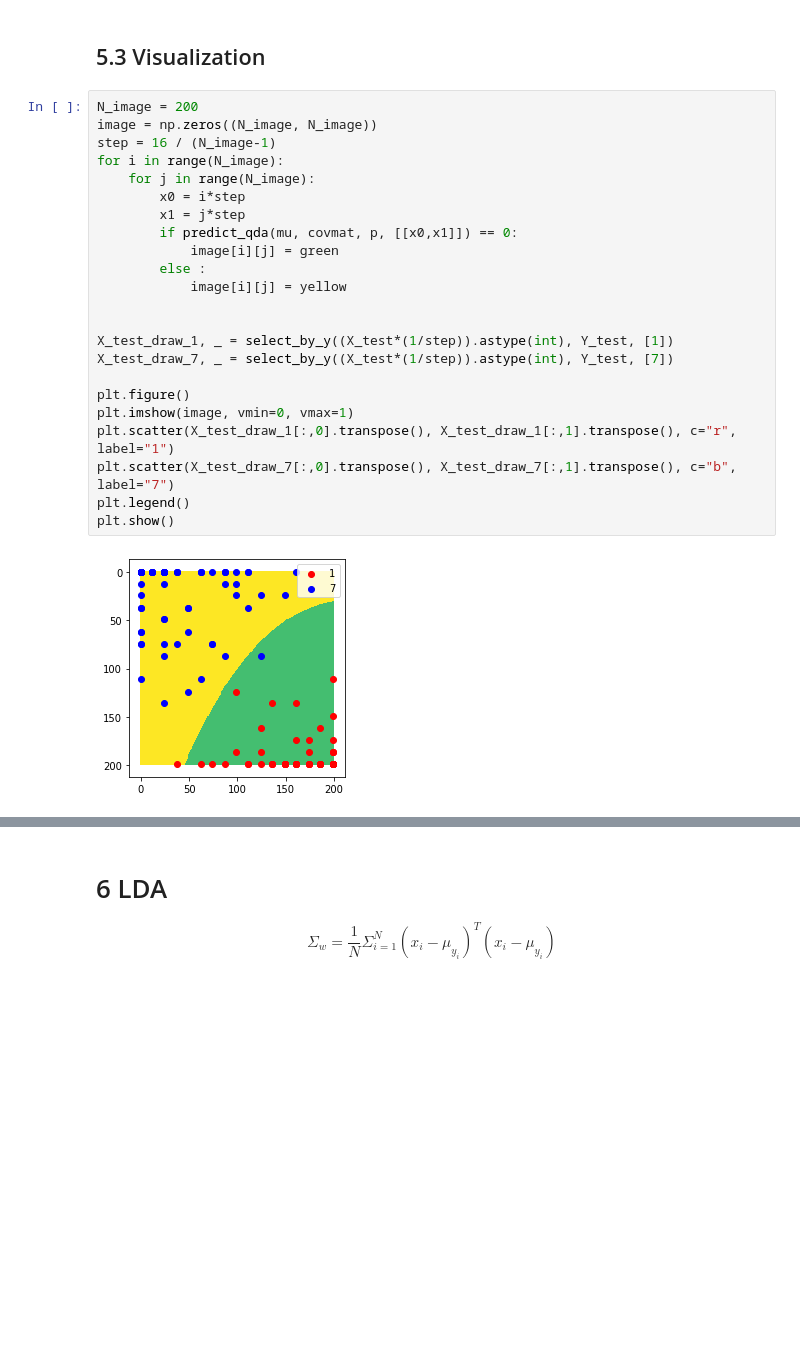
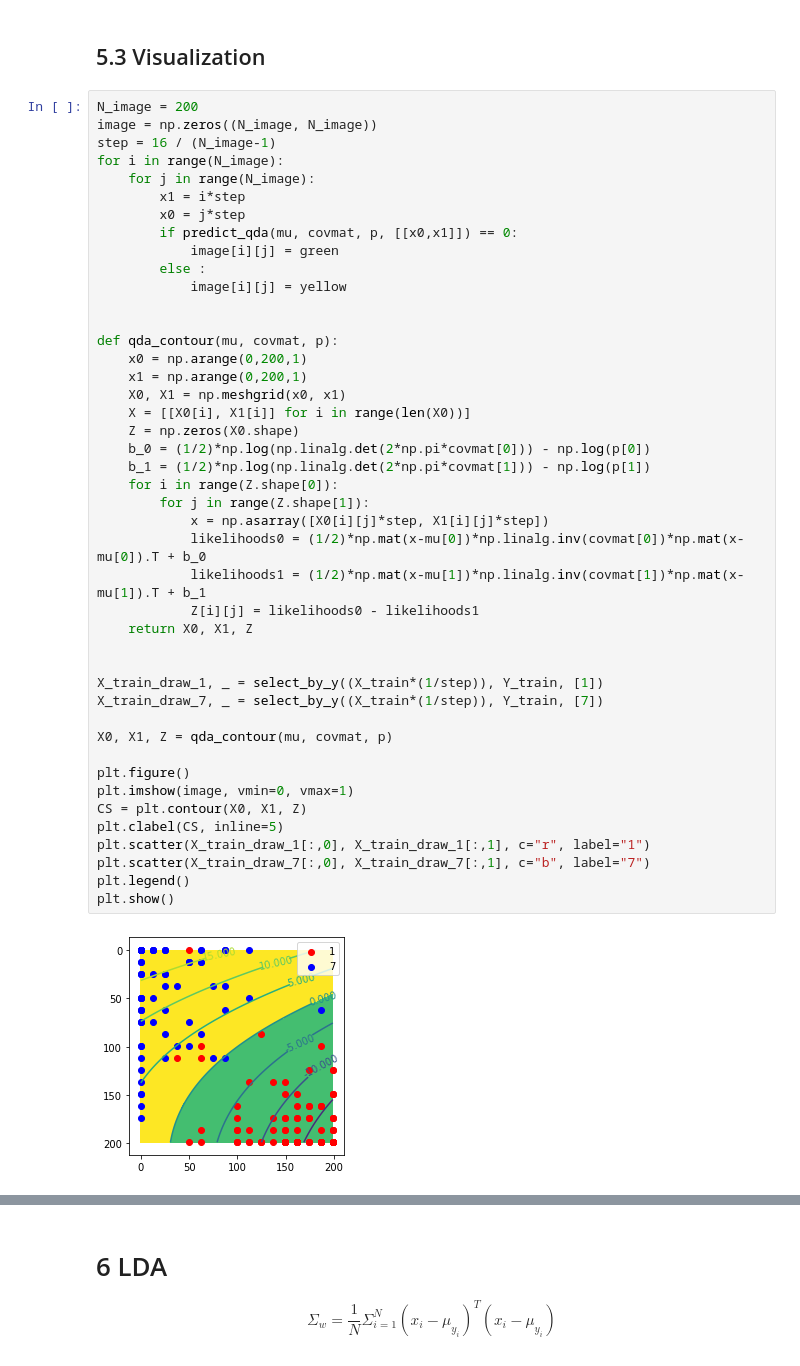
Before and after one commit to gitdxj/QDA-and-LDA, a Jupyter notebook: solution.ipynb, the cells around one changed output, grey strips where cells are left out. Drawn from its saved outputs; the diff is of its cells as text; blank space fills up the shorter version.

```diff
--- a/solution.ipynb
+++ b/solution.ipynb
@@ -229,28 +260,49 @@ print("error rate of test set:",cal_err(Y_pred5, Y_test))
 error rate of test set: 0.006896551724137931
 # %% [markdown]
 ## 5.3 Visualization
-# %%
-N_image = 200
-image = np.zeros((N_image, N_image))
-step = 16 / (N_image-1)
-for i in range(N_image):
-    for j in range(N_image):
-        x0 = i*step
-        x1 = j*step
-        if predict_qda(mu, covmat, p, [[x0,x1]]) == 0:
-            image[i][j] = green
-        else :
-            image[i][j] = yellow
-
-
-X_test_draw_1, _ = select_by_y((X_test*(1/step)).astype(int), Y_test, [1])
-X_test_draw_7, _ = select_by_y((X_test*(1/step)).astype(int), Y_test, [7])
-
-plt.figure()
-plt.imshow(image, vmin=0, vmax=1)
-plt.scatter(X_test_draw_1[:,0].transpose(), X_test_draw_1[:,1].transpose(), c="r", label="1")
-plt.scatter(X_test_draw_7[:,0].transpose(), X_test_draw_7[:,1].transpose(), c="b", label="7")
-plt.legend()
-plt.show()
-# %% [output]
-[figure, removed]
+# %%
+N_image = 200
+image = np.zeros((N_image, N_image))
+step = 16 / (N_image-1)
+for i in range(N_image):
+    for j in range(N_image):
+        x1 = i*step
+        x0 = j*step
+        if predict_qda(mu, covmat, p, [[x0,x1]]) == 0:
+            image[i][j] = green
+        else :
+            image[i][j] = yellow
+
+
+def qda_contour(mu, covmat, p):
+    x0 = np.arange(0,200,1)
+    x1 = np.arange(0,200,1)
+    X0, X1 = np.meshgrid(x0, x1)
+    X = [[X0[i], X1[i]] for i in range(len(X0))]
+    Z = np.zeros(X0.shape)
+    b_0 = (1/2)*np.log(np.linalg.det(2*np.pi*covmat[0])) - np.log(p[0])
+    b_1 = (1/2)*np.log(np.linalg.det(2*np.pi*covmat[1])) - np.log(p[1])
+    for i in range(Z.shape[0]):
+        for j in range(Z.shape[1]):
+            x = np.asarray([X0[i][j]*step, X1[i][j]*step])
+            likelihoods0 = (1/2)*np.mat(x-mu[0])*np.linalg.inv(covmat[0])*np.mat(x-mu[0]).T + b_0
+            likelihoods1 = (1/2)*np.mat(x-mu[1])*np.linalg.inv(covmat[1])*np.mat(x-mu[1]).T + b_1
+            Z[i][j] = likelihoods0 - likelihoods1
+    return X0, X1, Z
+
+
+X_train_draw_1, _ = select_by_y((X_train*(1/step)), Y_train, [1])
+X_train_draw_7, _ = select_by_y((X_train*(1/step)), Y_train, [7])
+
+X0, X1, Z = qda_contour(mu, covmat, p)
+
+plt.figure()
+plt.imshow(image, vmin=0, vmax=1)
+CS = plt.contour(X0, X1, Z)
+plt.clabel(CS, inline=5)
+plt.scatter(X_train_draw_1[:,0], X_train_draw_1[:,1], c="r", label="1")
+plt.scatter(X_train_draw_7[:,0], X_train_draw_7[:,1], c="b", label="7")
+plt.legend()
+plt.show()
+# %% [output]
+[figure, added]
```
Also changed, not shown: parts of 16 cells of this notebook.
